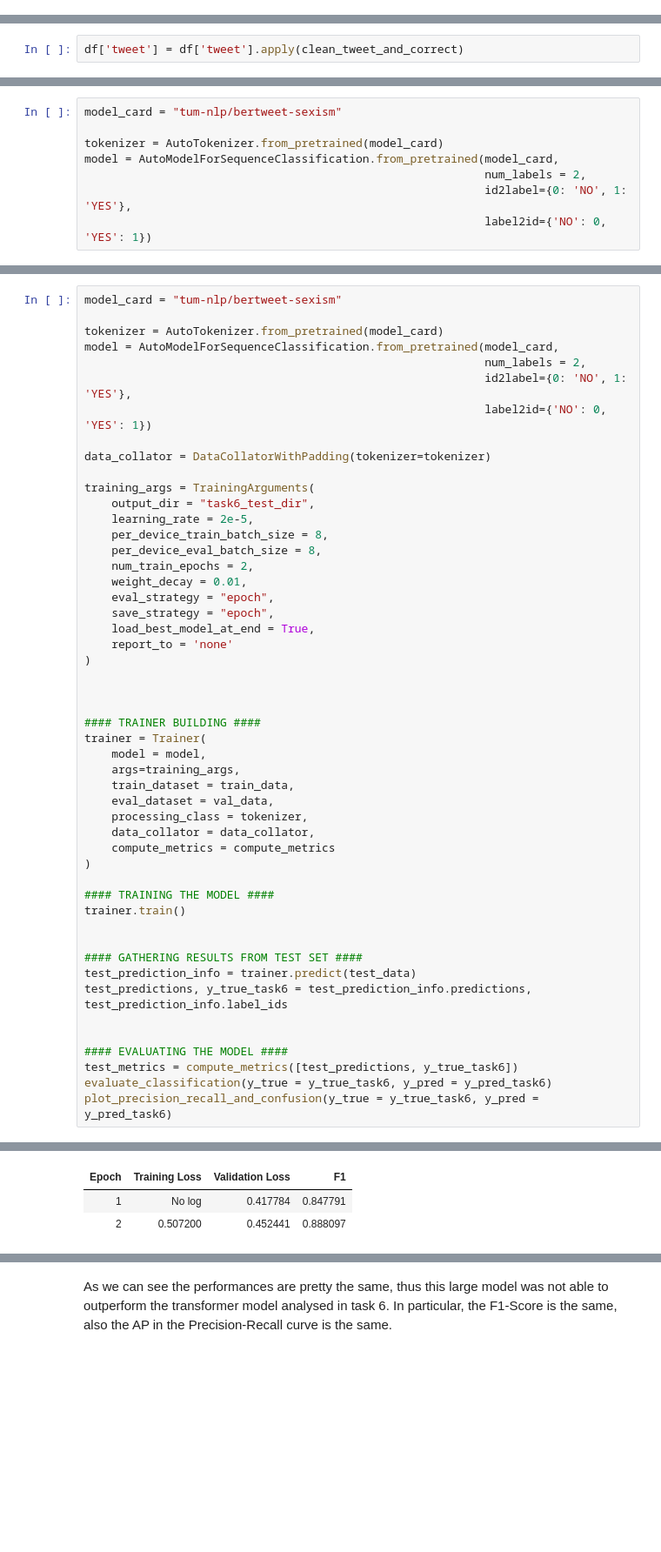
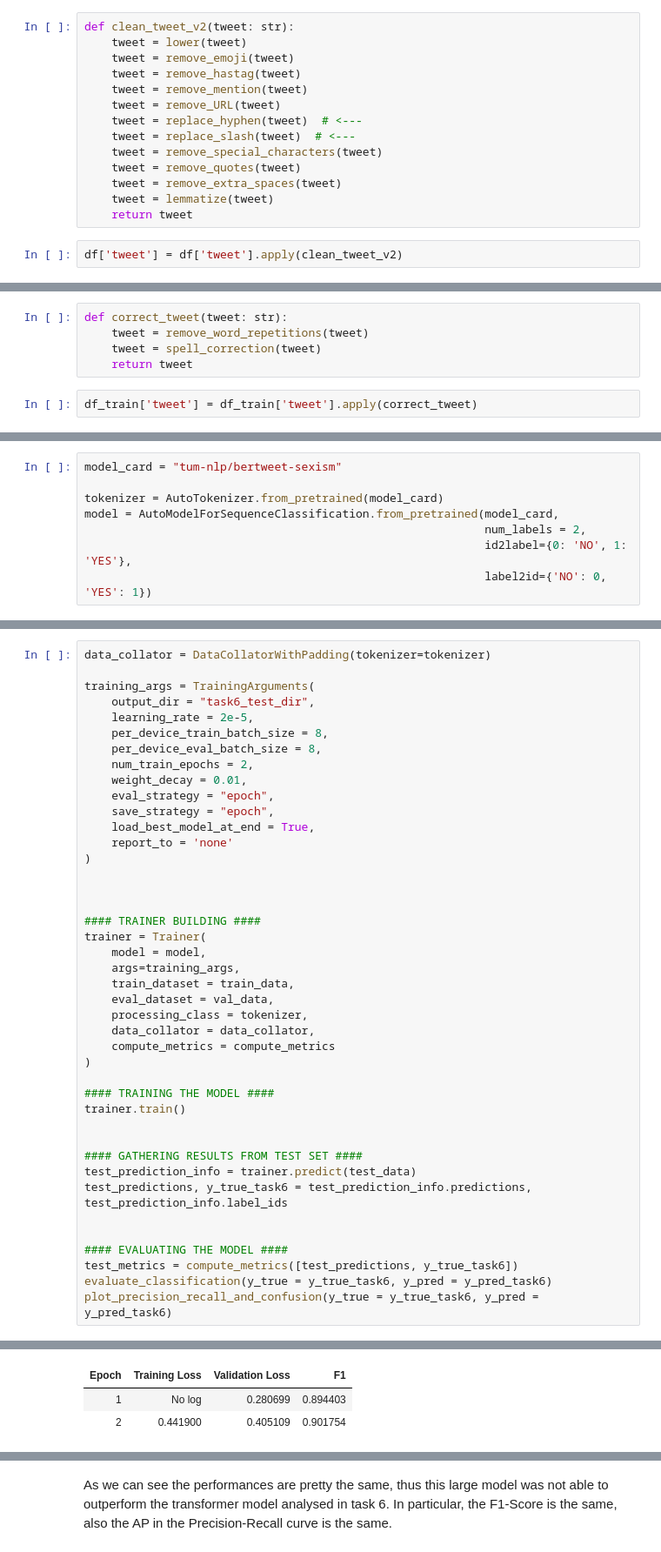
Before and after one commit to RiccardoRomeo01/NLP_Assignments, a Jupyter notebook: Assignment1/CodeA1/Assignment1.ipynb, the cells around one changed output, grey strips where cells are left out. Shown at 87% size. Saved outputs shown, nothing was run; the diff lists cells and outputs as text; blank space fills up the shorter version.

```diff
--- a/Assignment1/CodeA1/Assignment1.ipynb
+++ b/Assignment1/CodeA1/Assignment1.ipynb
@@ -2019,0 +2013,16 @@ def replace_slash(text: str):
+# %%
+def clean_tweet_v2(tweet: str):
+    tweet = lower(tweet)
+    tweet = remove_emoji(tweet)
+    tweet = remove_hastag(tweet)
+    tweet = remove_mention(tweet)
+    tweet = remove_URL(tweet)
+    tweet = replace_hyphen(tweet)  # <---
+    tweet = replace_slash(tweet)  # <---
+    tweet = remove_special_characters(tweet)
+    tweet = remove_quotes(tweet)
+    tweet = remove_extra_spaces(tweet)
+    tweet = lemmatize(tweet)
+    return tweet
+# %%
+df['tweet'] = df['tweet'].apply(clean_tweet_v2)
@@ -2054,2 +2067,7 @@ def clean_tweet_and_correct(tweet: str):
+# %%
+def correct_tweet(tweet: str):
+    tweet = remove_word_repetitions(tweet)
+    tweet = spell_correction(tweet)
+    return tweet
 # %%
-df['tweet'] = df['tweet'].apply(clean_tweet_and_correct)
+df_train['tweet'] = df_train['tweet'].apply(correct_tweet)
@@ -2267,14 +2333,6 @@ RobertaForSequenceClassification(
   )
 )
 # %%
-model_card = "tum-nlp/bertweet-sexism"
-
-tokenizer = AutoTokenizer.from_pretrained(model_card)
-model = AutoModelForSequenceClassification.from_pretrained(model_card,
-                                                           num_labels = 2,
-                                                           id2label={0: 'NO', 1: 'YES'},
-                                                           label2id={'NO': 0, 'YES': 1})
-
 data_collator = DataCollatorWithPadding(tokenizer=tokenizer)
 
 training_args = TrainingArguments(
@@ -2321,6 +2379,6 @@ plot_precision_recall_and_confusion(y_true = y_true_task6, y_pred = y_pred_task6
 | Epoch | Training Loss | Validation Loss | F1 |
-| 1 | No log | 0.417784 | 0.847791 |
-| 2 | 0.507200 | 0.452441 | 0.888097 |
+| 1 | No log | 0.280699 | 0.894403 |
+| 2 | 0.441900 | 0.405109 | 0.901754 |
 [interactive output not drawn]
               precision    recall  f1-score   support
 
```
Also changed, not shown: parts of 40 cells of this notebook.
